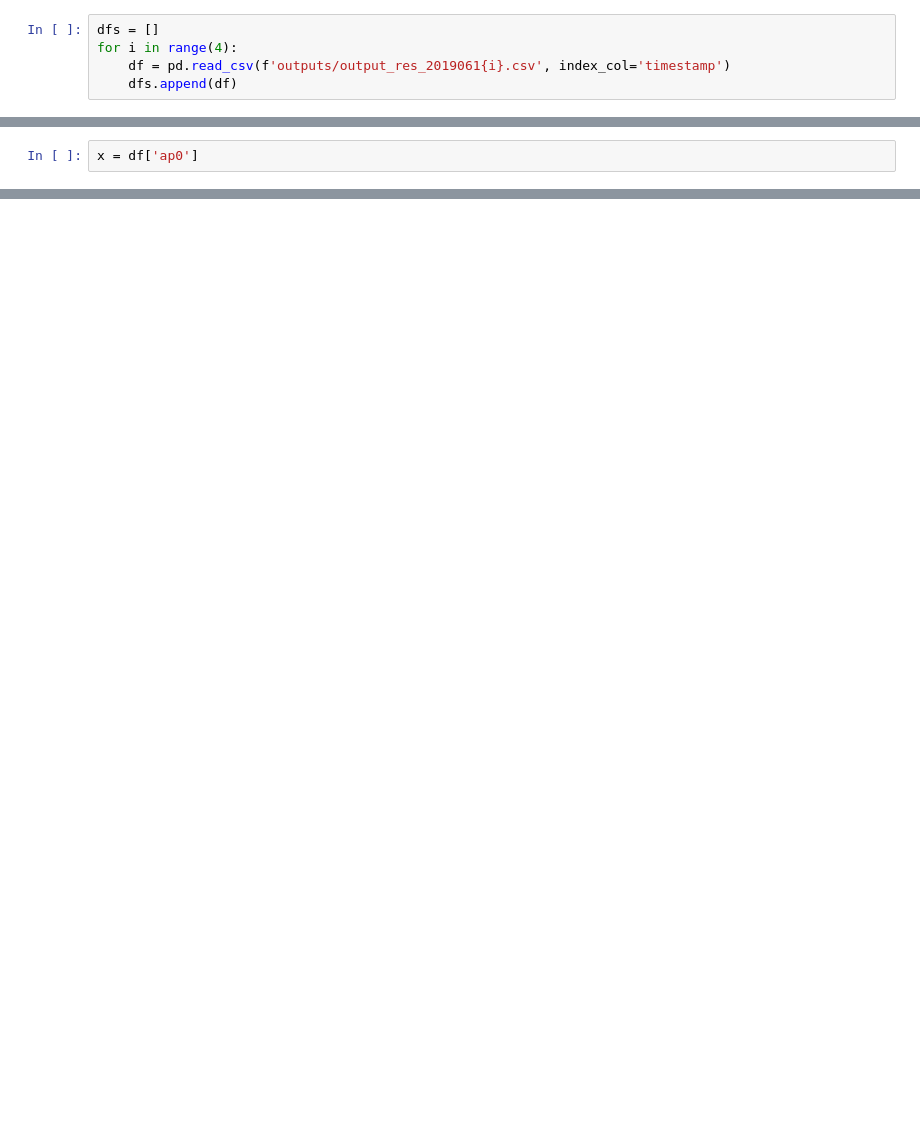
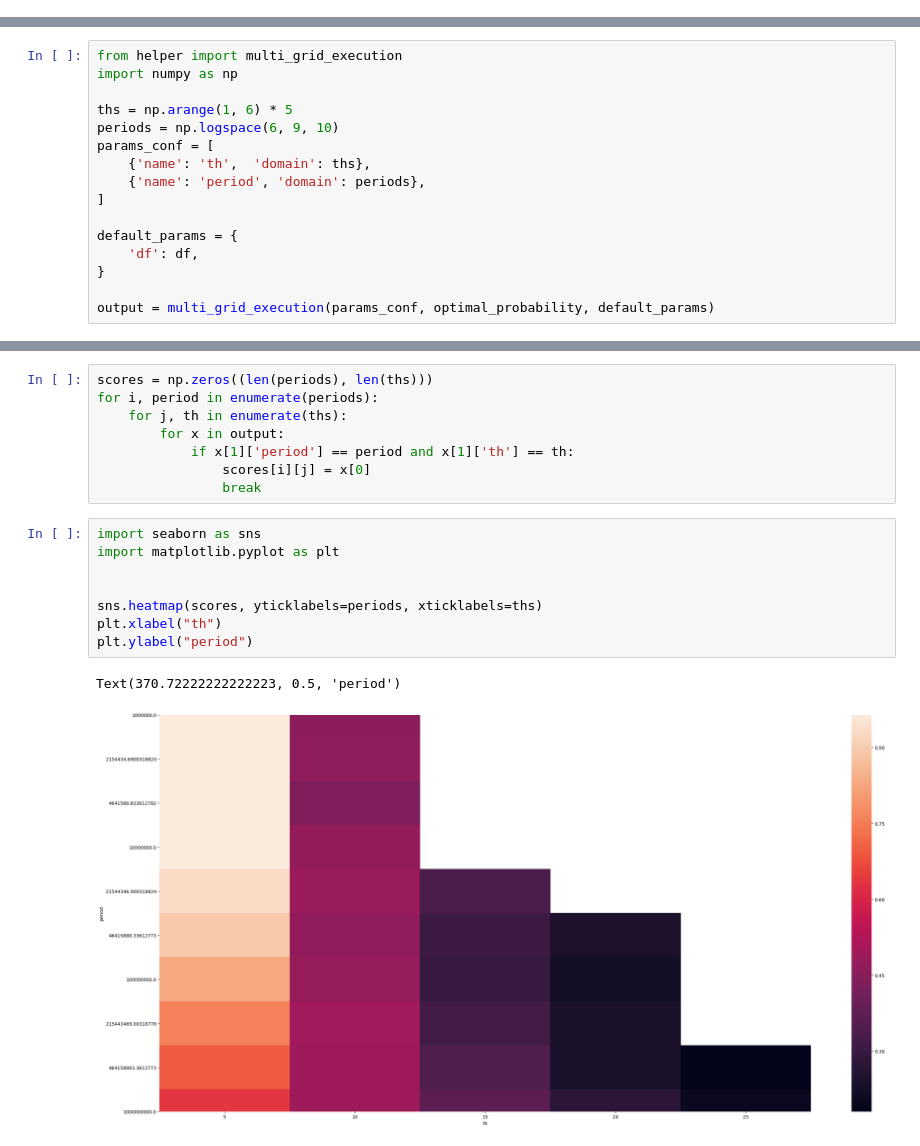
Before and after one commit to jjakimoto/Development, a Jupyter notebook: project/Order Flow Analysis.ipynb, the cells around one changed output, grey strips where cells are left out. Cells and saved outputs as stored; diff of their text form; blank space fills up the shorter version.

```diff
--- a/project/Order Flow Analysis.ipynb
+++ b/project/Order Flow Analysis.ipynb
@@ -404,8 +21,3 @@ df['ap0'].plot()
-# %%
-dfs = []
-for i in range(4):
-    df = pd.read_csv(f'outputs/output_res_2019061{i}.csv', index_col='timestamp')
-    dfs.append(df)
 # %%
 quantities = [df['quantity'].sum() for df in dfs]
 quantities
@@ -513,2 +66,0 @@ Name: ap0, Length: 1000, dtype: int64
-# %%
-x = df['ap0']
@@ -523,0 +102,16 @@ spread.plot()
+# %%
+from helper import multi_grid_execution
+import numpy as np
+
+ths = np.arange(1, 6) * 5
+periods = np.logspace(6, 9, 10)
+params_conf = [
+    {'name': 'th',  'domain': ths},
+    {'name': 'period', 'domain': periods},
+]
+
+default_params = {
+    'df': df,
+}
+
+output = multi_grid_execution(params_conf, optimal_probability, default_params)
@@ -523,0 +120,19 @@ spread.plot()
+# %%
+scores = np.zeros((len(periods), len(ths)))
+for i, period in enumerate(periods):
+    for j, th in enumerate(ths):
+        for x in output:
+            if x[1]['period'] == period and x[1]['th'] == th:
+                scores[i][j] = x[0]
+                break
+# %%
+import seaborn as sns
+import matplotlib.pyplot as plt
+
+
+sns.heatmap(scores, yticklabels=periods, xticklabels=ths)
+plt.xlabel("th")
+plt.ylabel("period")
+# %% [output]
+Text(370.72222222222223, 0.5, 'period')
+[figure, added]
```
Also changed, not shown: parts of 85 cells of this notebook, 2 other files.
